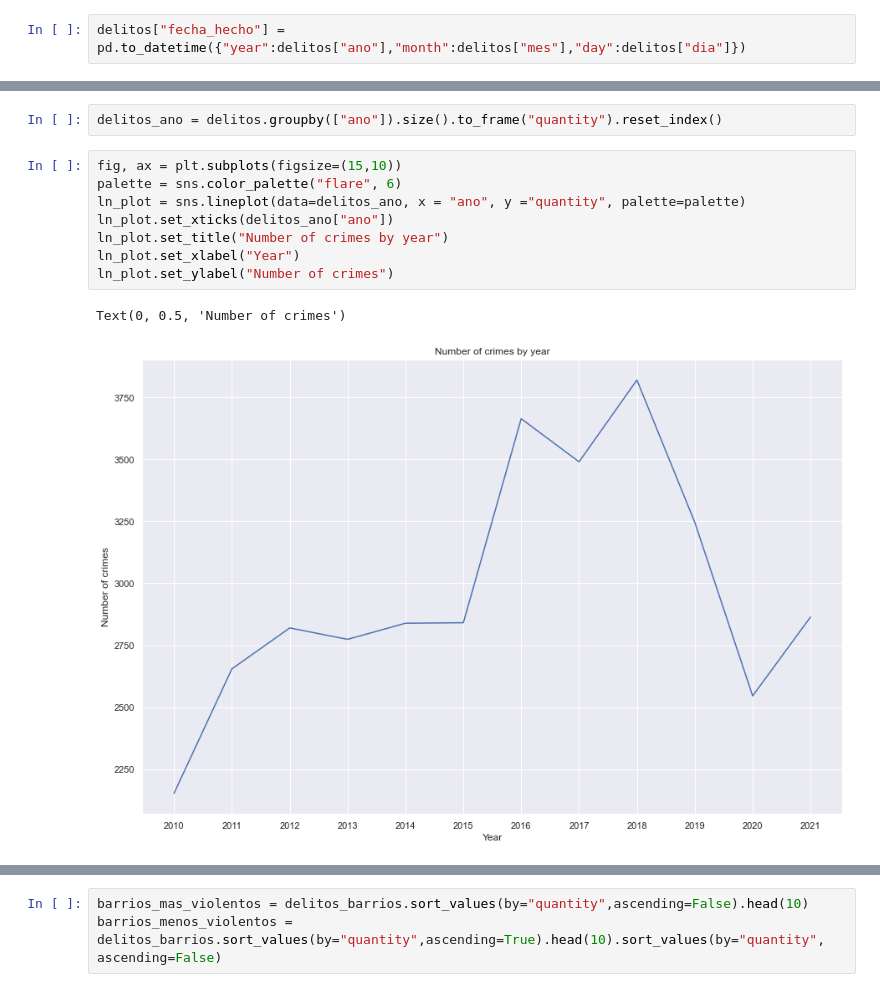
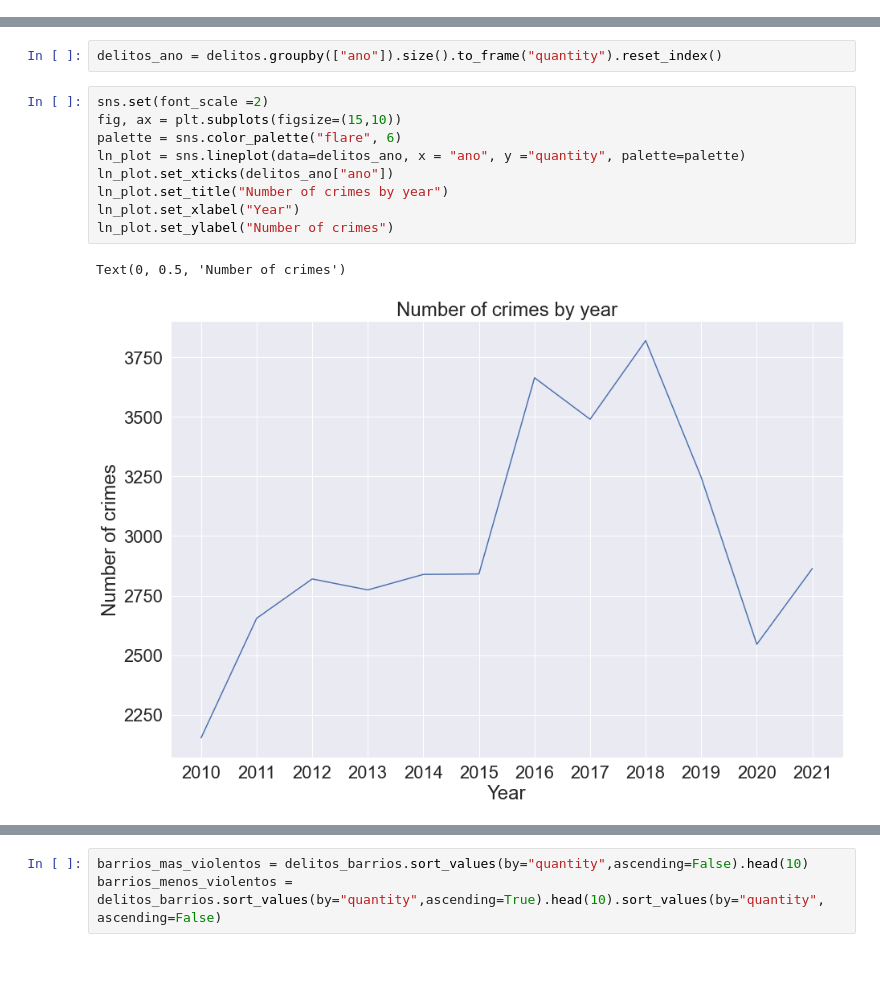
Before and after one commit to Joaron4/team211_bucaramanga, a Jupyter notebook: delitos_by_neighborhood.ipynb, the cells around one changed output, grey strips where cells are left out. Drawn from its saved outputs; the diff is of its cells as text; blank space fills up the shorter version.

```diff
--- a/delitos_by_neighborhood.ipynb
+++ b/delitos_by_neighborhood.ipynb
@@ -210,5 +204,3 @@ See the caveats in the documentation: https://pandas.pydata.org/pandas-docs/stab
 # %%
 delitos_conducta = delitos.groupby(["barrios_hecho","conducta"]).size().to_frame("quantity").reset_index()
 #delitos_conducta.to_csv("delitos_conducta.csv")
-# %%
-delitos["fecha_hecho"] = pd.to_datetime({"year":delitos["ano"],"month":delitos["mes"],"day":delitos["dia"]})
@@ -221,15 +207,16 @@ See the caveats in the documentation: https://pandas.pydata.org/pandas-docs/stab
 # %%
 delitos_ano = delitos.groupby(["ano"]).size().to_frame("quantity").reset_index()
 # %%
+sns.set(font_scale =2)
 fig, ax = plt.subplots(figsize=(15,10))
 palette = sns.color_palette("flare", 6)
 ln_plot = sns.lineplot(data=delitos_ano, x = "ano", y ="quantity", palette=palette)
 ln_plot.set_xticks(delitos_ano["ano"])
 ln_plot.set_title("Number of crimes by year")
 ln_plot.set_xlabel("Year")
 ln_plot.set_ylabel("Number of crimes")
 # %% [output]
 Text(0, 0.5, 'Number of crimes')
-[figure, old version]
+[figure, new version]
 # %%
 delitos.groupby("ano").size().plot(title="Number of crimes by year", figsize =(15,6), xlabel = "Year", ylabel = "Yearly total crimes")
```
Also changed, not shown: parts of 10 cells of this notebook.
